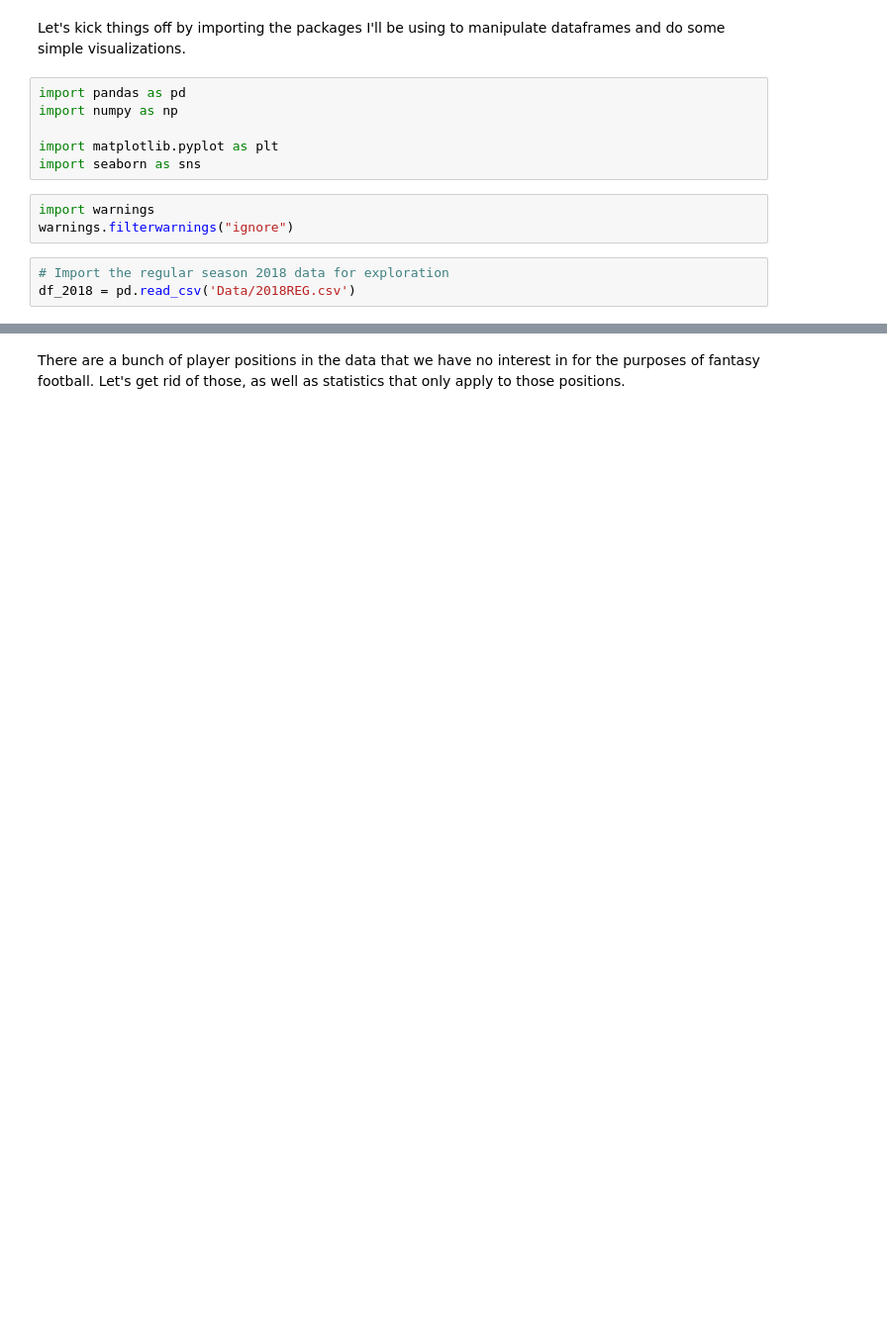
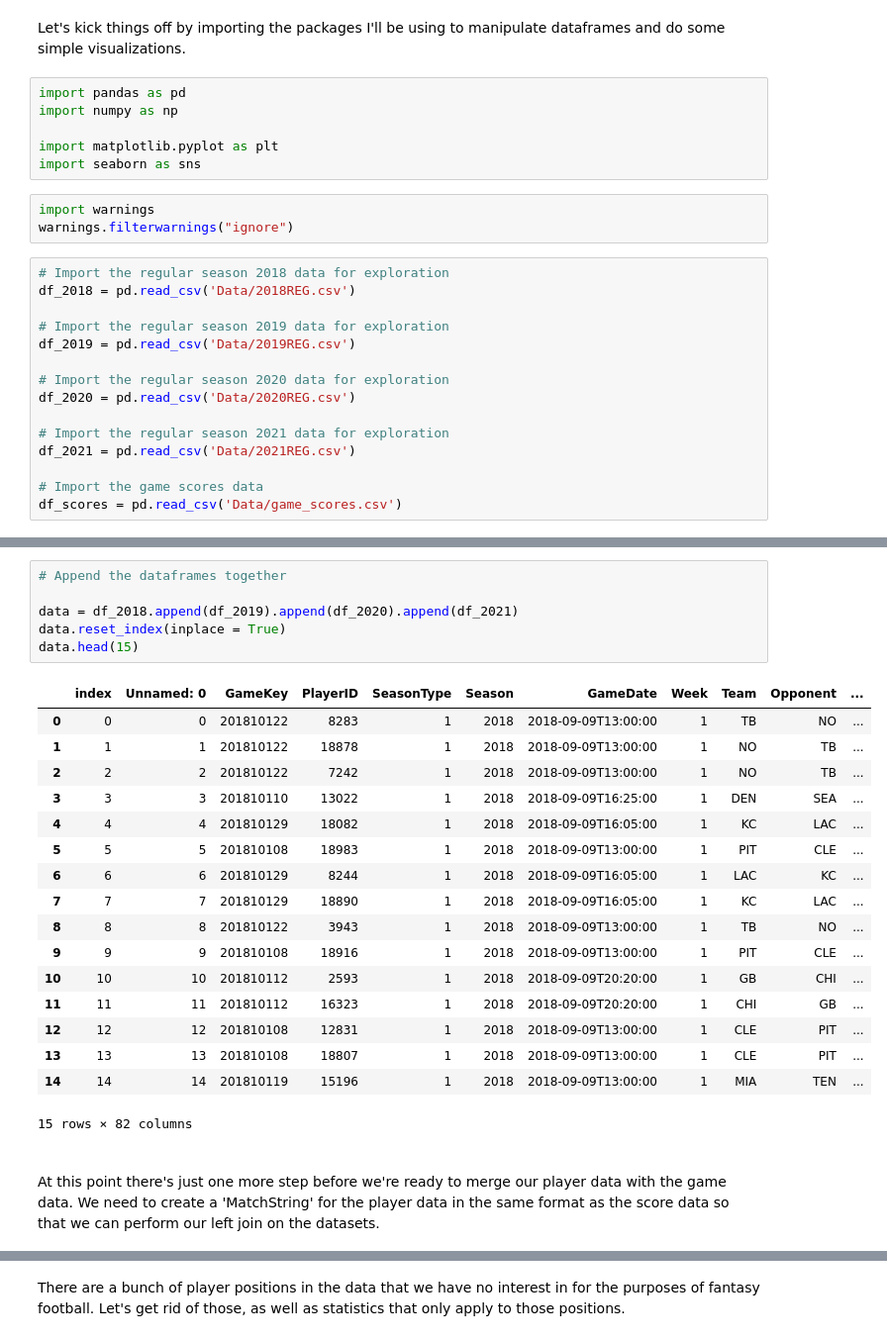
Before and after one commit to bernpb/Fantasy_Football_Prediction, a Jupyter notebook: exploratory_data_analysis.ipynb, the cells around one changed output, grey strips where cells are left out. Shown at 99% size. Cells and saved outputs as stored; diff of their text form; blank space fills up the shorter version.

Commit message:
Updated with new dataset. More work on EDA

```diff
--- a/exploratory_data_analysis.ipynb
+++ b/exploratory_data_analysis.ipynb
@@ -12,3 +12,15 @@ warnings.filterwarnings("ignore")
 # %%
 # Import the regular season 2018 data for exploration
 df_2018 = pd.read_csv('Data/2018REG.csv')
+
+# Import the regular season 2019 data for exploration
+df_2019 = pd.read_csv('Data/2019REG.csv')
+
+# Import the regular season 2020 data for exploration
+df_2020 = pd.read_csv('Data/2020REG.csv')
+
+# Import the regular season 2021 data for exploration
+df_2021 = pd.read_csv('Data/2021REG.csv')
+
+# Import the game scores data
+df_scores = pd.read_csv('Data/game_scores.csv')
@@ -19,0 +39,27 @@ df_2018.shape
+# %%
+# Append the dataframes together
+
+data = df_2018.append(df_2019).append(df_2020).append(df_2021)
+data.reset_index(inplace = True)
+data.head(15)
+# %% [output]
+|  | index | Unnamed: 0 | GameKey | PlayerID | SeasonType | Season | GameDate | Week | Team | Opponent | ... |
+| 0 | 0 | 0 | 201810122 | 8283 | 1 | 2018 | 2018-09-09T13:00:00 | 1 | TB | NO | ... |
+| 1 | 1 | 1 | 201810122 | 18878 | 1 | 2018 | 2018-09-09T13:00:00 | 1 | NO | TB | ... |
+| 2 | 2 | 2 | 201810122 | 7242 | 1 | 2018 | 2018-09-09T13:00:00 | 1 | NO | TB | ... |
+| 3 | 3 | 3 | 201810110 | 13022 | 1 | 2018 | 2018-09-09T16:25:00 | 1 | DEN | SEA | ... |
+| 4 | 4 | 4 | 201810129 | 18082 | 1 | 2018 | 2018-09-09T16:05:00 | 1 | KC | LAC | ... |
+| 5 | 5 | 5 | 201810108 | 18983 | 1 | 2018 | 2018-09-09T13:00:00 | 1 | PIT | CLE | ... |
+| 6 | 6 | 6 | 201810129 | 8244 | 1 | 2018 | 2018-09-09T16:05:00 | 1 | LAC | KC | ... |
+| 7 | 7 | 7 | 201810129 | 18890 | 1 | 2018 | 2018-09-09T16:05:00 | 1 | KC | LAC | ... |
+| 8 | 8 | 8 | 201810122 | 3943 | 1 | 2018 | 2018-09-09T13:00:00 | 1 | TB | NO | ... |
+| 9 | 9 | 9 | 201810108 | 18916 | 1 | 2018 | 2018-09-09T13:00:00 | 1 | PIT | CLE | ... |
+| 10 | 10 | 10 | 201810112 | 2593 | 1 | 2018 | 2018-09-09T20:20:00 | 1 | GB | CHI | ... |
+| 11 | 11 | 11 | 201810112 | 16323 | 1 | 2018 | 2018-09-09T20:20:00 | 1 | CHI | GB | ... |
+| 12 | 12 | 12 | 201810108 | 12831 | 1 | 2018 | 2018-09-09T13:00:00 | 1 | CLE | PIT | ... |
+| 13 | 13 | 13 | 201810108 | 18807 | 1 | 2018 | 2018-09-09T13:00:00 | 1 | CLE | PIT | ... |
+| 14 | 14 | 14 | 201810119 | 15196 | 1 | 2018 | 2018-09-09T13:00:00 | 1 | MIA | TEN | ... |
+15 rows × 82 columns
+# %% [markdown]
+<br>
+At this point there's just one more step before we're ready to merge our player data with the game data.  We need to create a 'MatchString' for the player data in the same format as the score data so that we can perform our left join on the datasets.
```
Also changed, not shown: parts of 26 cells of this notebook, 9 other files.
